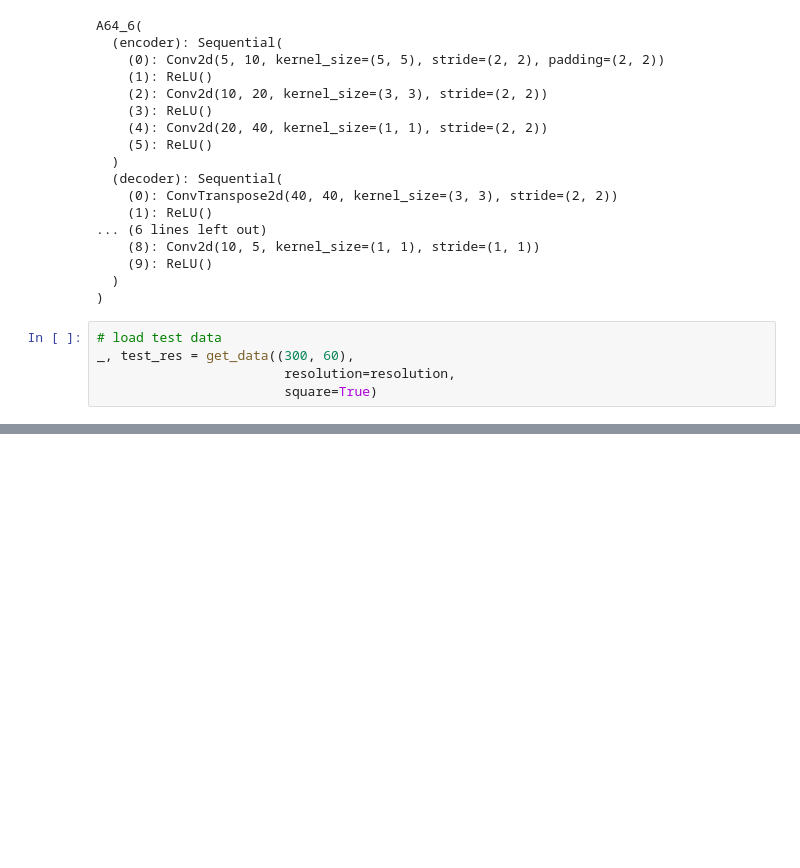
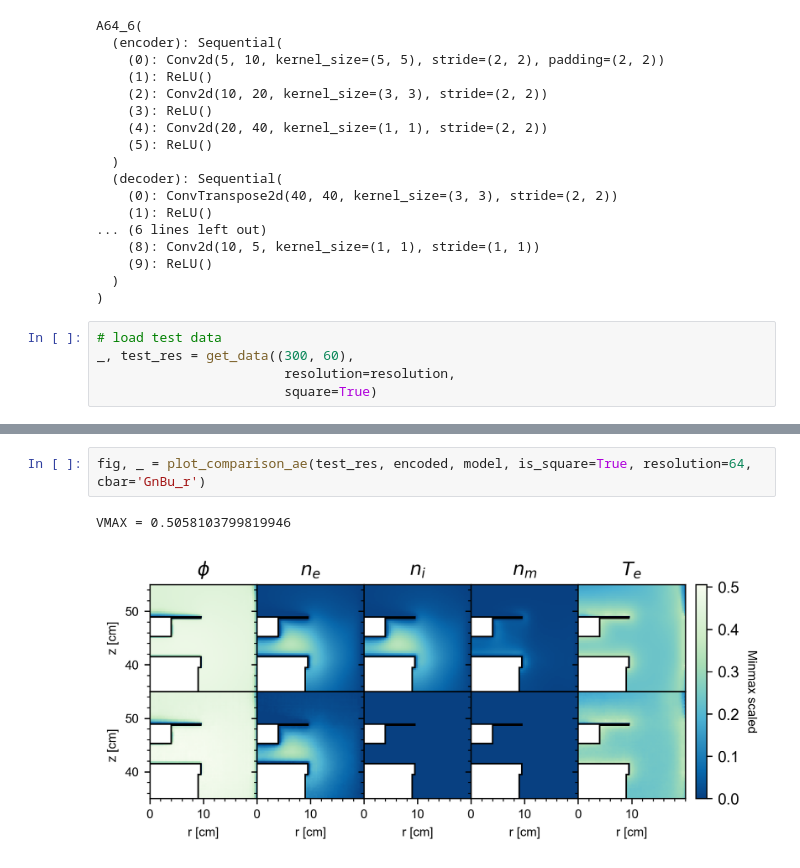
Before and after one commit to jarltc/2d-discharge-nn, a Jupyter notebook: torch/view_comparison.ipynb, the cells around one changed output, grey strips where cells are left out. Cells and saved outputs as stored; diff of their text form; blank space fills up the shorter version.

```diff
--- a/torch/view_comparison.ipynb
+++ b/torch/view_comparison.ipynb
@@ -153,0 +214,5 @@ plt.imshow(decoded[0, 0, :64, :64], origin='lower')
+# %%
+fig, _ = plot_comparison_ae(test_res, encoded, model, is_square=True, resolution=64, cbar='GnBu_r')
+# %% [output]
+VMAX = 0.5058103799819946
+[figure, added]
```
Also changed, not shown: parts of 13 cells of this notebook.
